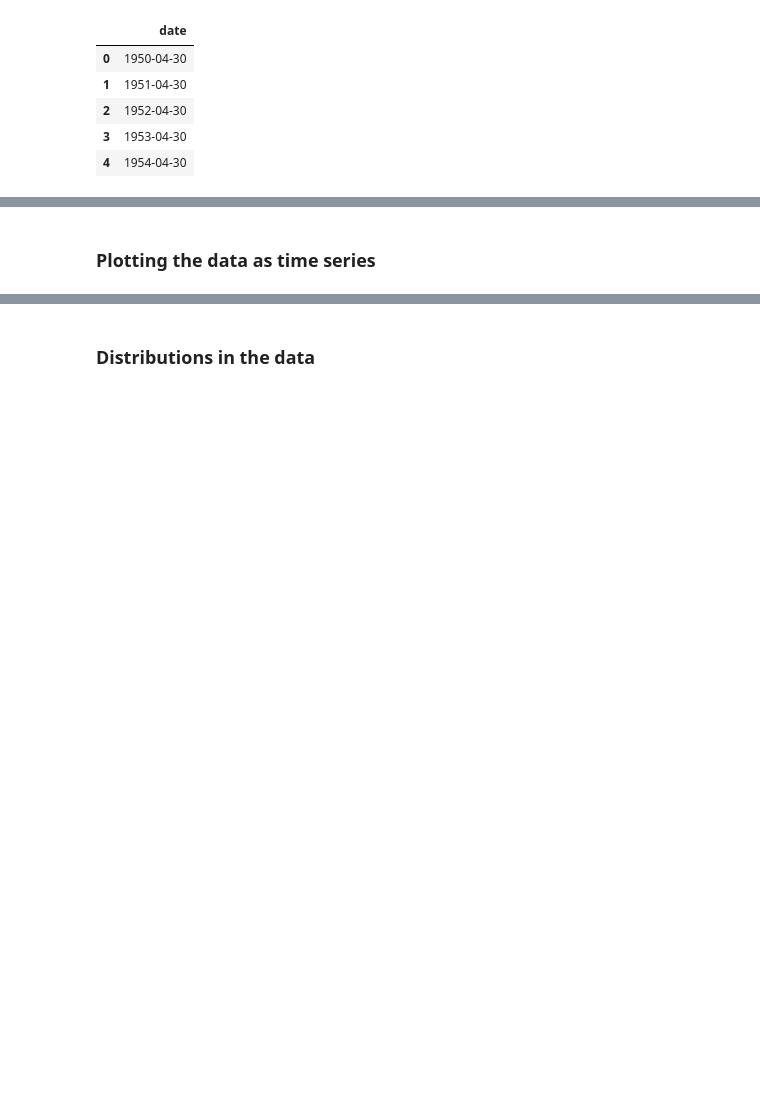
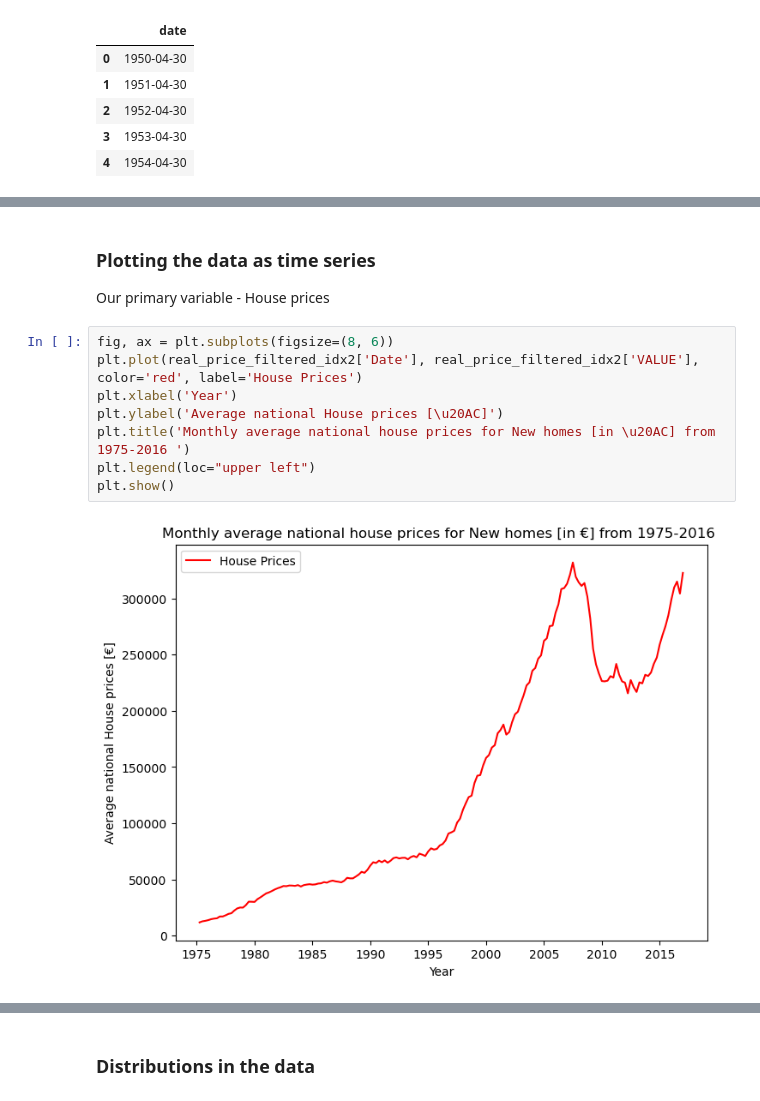
Before and after one commit to shanekeenan/prog_data_analysis, a Jupyter notebook: project1/project1.ipynb, the cells around one changed output, grey strips where cells are left out. Saved outputs shown, nothing was run; the diff lists cells and outputs as text; blank space fills up the shorter version.

```diff
--- a/project1/project1.ipynb
+++ b/project1/project1.ipynb
@@ -313,2 +382,14 @@ Here we use the exchequer account and stock exchange as proxies for the economic
 # %% [markdown]
 ### Plotting the data as time series
+
+Our primary variable - House prices
+# %%
+fig, ax = plt.subplots(figsize=(8, 6))
+plt.plot(real_price_filtered_idx2['Date'], real_price_filtered_idx2['VALUE'], color='red', label='House Prices')
+plt.xlabel('Year')
+plt.ylabel('Average national House prices [\u20AC]')
+plt.title('Monthly average national house prices for New homes [in \u20AC] from 1975-2016 ')
+plt.legend(loc="upper left")
+plt.show()
+# %% [output]
+[figure, added]
```
Also changed, not shown: parts of 17 cells of this notebook, 2 other files.
